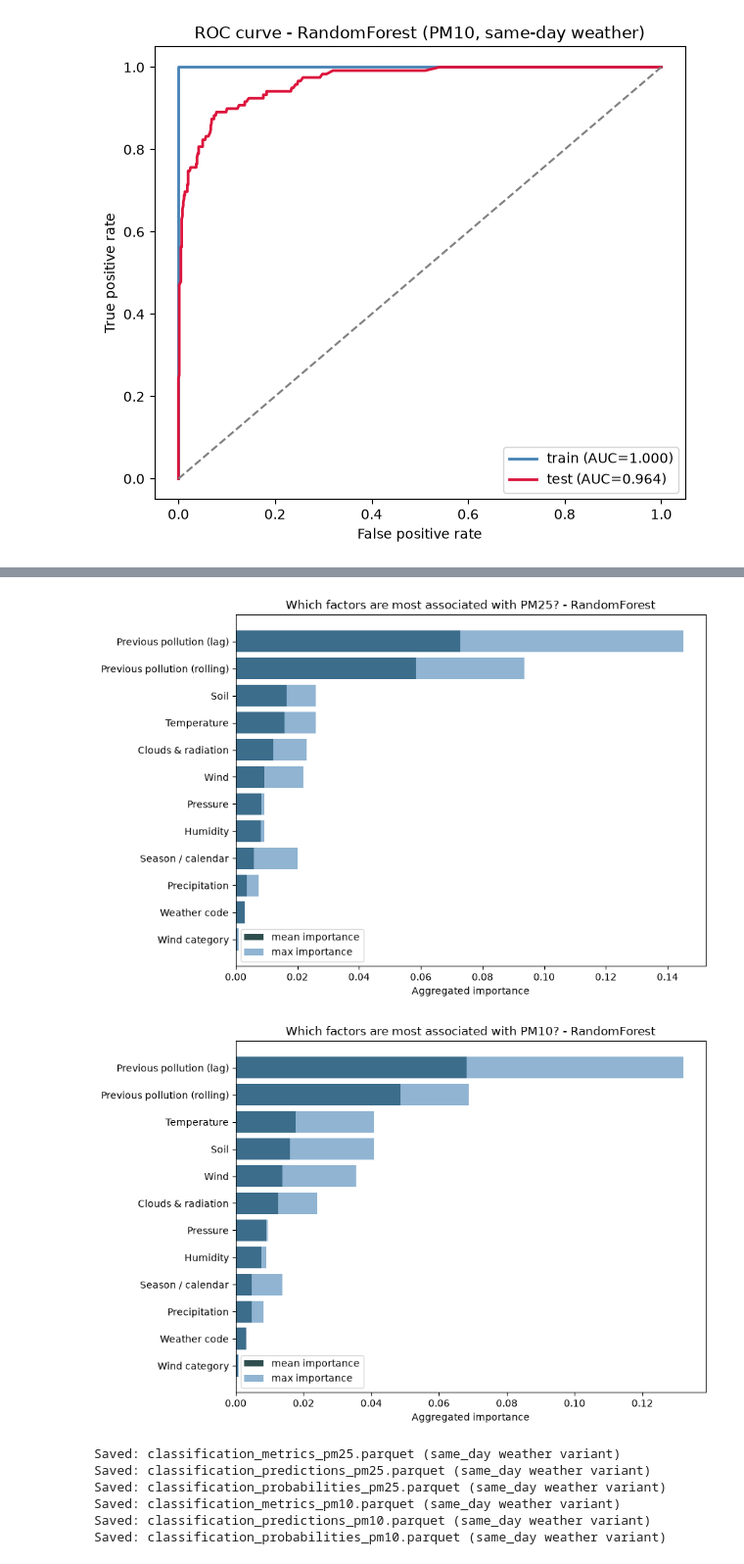
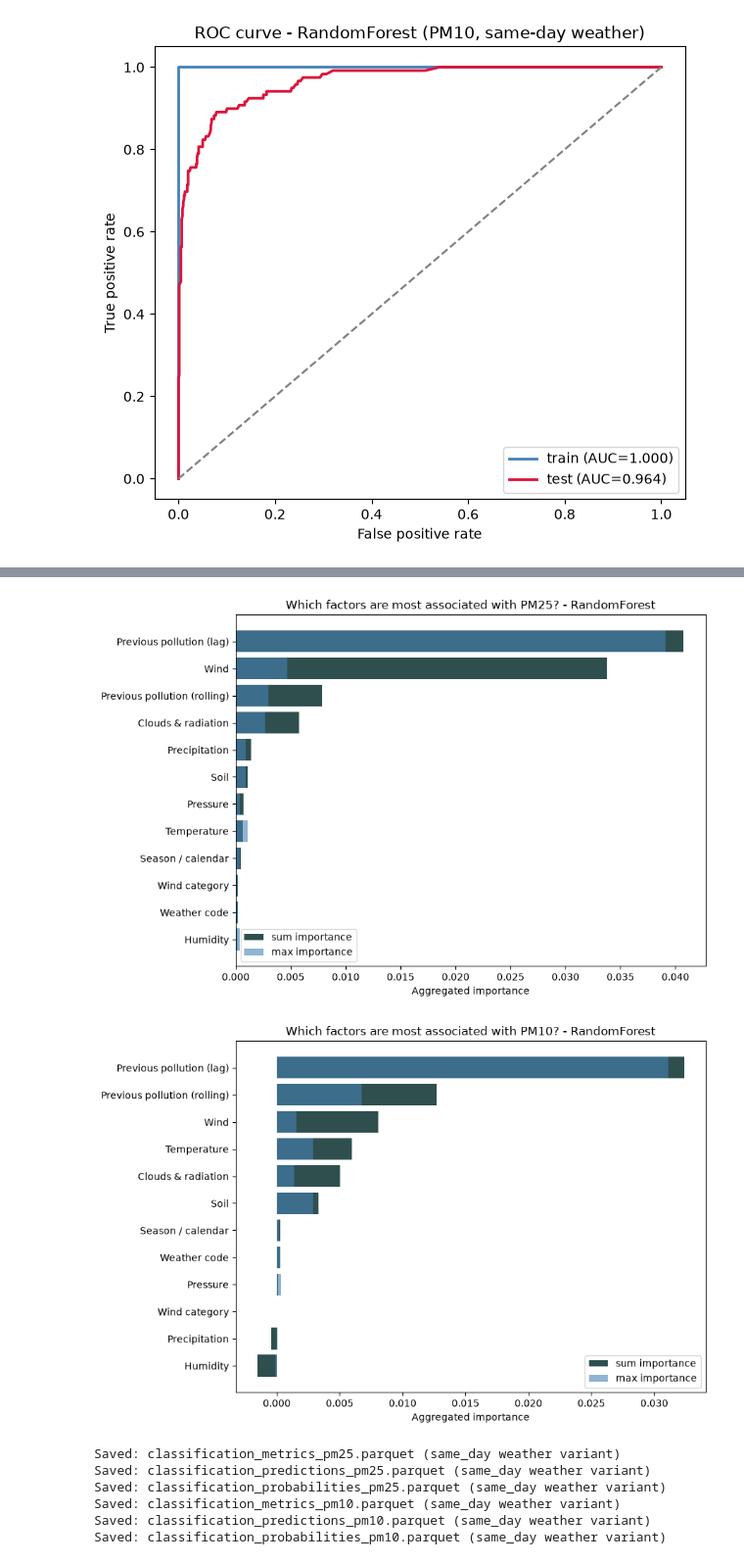
Before and after one commit to pepogogzy/air_pollution, a Jupyter notebook: notebooks/08_high_pollution_classification.ipynb, the cells around one changed output, grey strips where cells are left out. Shown at 98% size. Drawn from its saved outputs; the diff is of its cells as text; code cells hidden in the pictures.

```diff
--- a/notebooks/08_high_pollution_classification.ipynb
+++ b/notebooks/08_high_pollution_classification.ipynb
@@ -446,0 +460,25 @@ PM10 (RandomForest, same-day weather)
+# %%
+lr_std_coefs = {}
+
+for pollutant in POLLUTANTS:
+    entry = data[(pollutant, "same_day")]
+    lr, _, _ = entry["models"]["LogisticRegression"]
+
+    beta_df = pd.DataFrame({
+        "feature": entry["X"].columns,
+        "std_coef": lr.coef_[0],
+        "abs_std_coef": np.abs(lr.coef_[0]),
+    }).sort_values("abs_std_coef", ascending=False)
+
+    lr_std_coefs[pollutant] = beta_df
+
+    print(f"\n{pollutant.upper()} standardized LR coefficients (sanity check, model fit on scaled features)")
+    display(beta_df.drop(columns="abs_std_coef").head(10).round(4))
+
+    plt.figure(figsize=(8, 6))
+    plot_df = beta_df.head(10).iloc[::-1]
+    plt.barh(plot_df["feature"], plot_df["std_coef"], color="steelblue")
+    plt.xlabel("Standardized coefficient (beta)")
+    plt.title(f"Top standardized LR coefficients - {pollutant.upper()}")
+    plt.tight_layout()
+    plt.show()
@@ -473,23 +538,20 @@ def group_importance(importance, feature_names, factor_groups):
         factor_importance.append({
             "factor": factor,
             "n_features": len(present),
+            "importance_sum": float(np.sum(vals)),
             "importance_max": float(np.max(vals)),
-            "importance_mean": float(np.mean(vals)),
         })
 
-    return pd.DataFrame(factor_importance).sort_values("importance_mean", ascending=False)
+    return pd.DataFrame(factor_importance).sort_values("importance_sum", ascending=False)
 # %%
 factor_tables = {}
 
 for pollutant in POLLUTANTS:
     entry = data[(pollutant, "same_day")]
-    if "importance" not in entry:
-        continue
-
     feature_names = list(entry["X"].columns)
     factor_df = group_importance(entry["importance"], feature_names, get_factor_groups(pollutant, feature_names))
     factor_tables[pollutant] = factor_df
 
-    print(f"\n{pollutant.upper()} ({entry['best_cls']})")
+    print(f"\n{pollutant.upper()} ({entry['best_cls']}, permutation importance summed by factor)")
     display(factor_df.round(4))
 # %% [output]
@@ -524,23 +586,20 @@ PM10 (RandomForest)
 # %%
 for pollutant in POLLUTANTS:
-    if pollutant not in factor_tables:
-        continue
-
     entry = data[(pollutant, "same_day")]
     factor_df = factor_tables[pollutant]
 
     plt.figure(figsize=(9, 6))
     plot_df = factor_df.iloc[::-1]
-    plt.barh(plot_df["factor"], plot_df["importance_mean"], color="darkslategray", label="mean importance")
+    plt.barh(plot_df["factor"], plot_df["importance_sum"], color="darkslategray", label="sum importance")
     plt.barh(plot_df["factor"], plot_df["importance_max"], color="steelblue", alpha=0.6, label="max importance")
     plt.xlabel("Aggregated importance")
     plt.title(f"Which factors are most associated with {pollutant.upper()}? - {entry['best_cls']}")
     plt.legend()
     plt.tight_layout()
     plt.show()
 # %% [output]
-[figure, old version]
+[figure, new version]
-[figure, old version]
+[figure, new version]
 # %%
 for pollutant in POLLUTANTS:
     entry = data[(pollutant, "same_day")]
```
Also changed, not shown: parts of 5 cells of this notebook, 4 other files.
